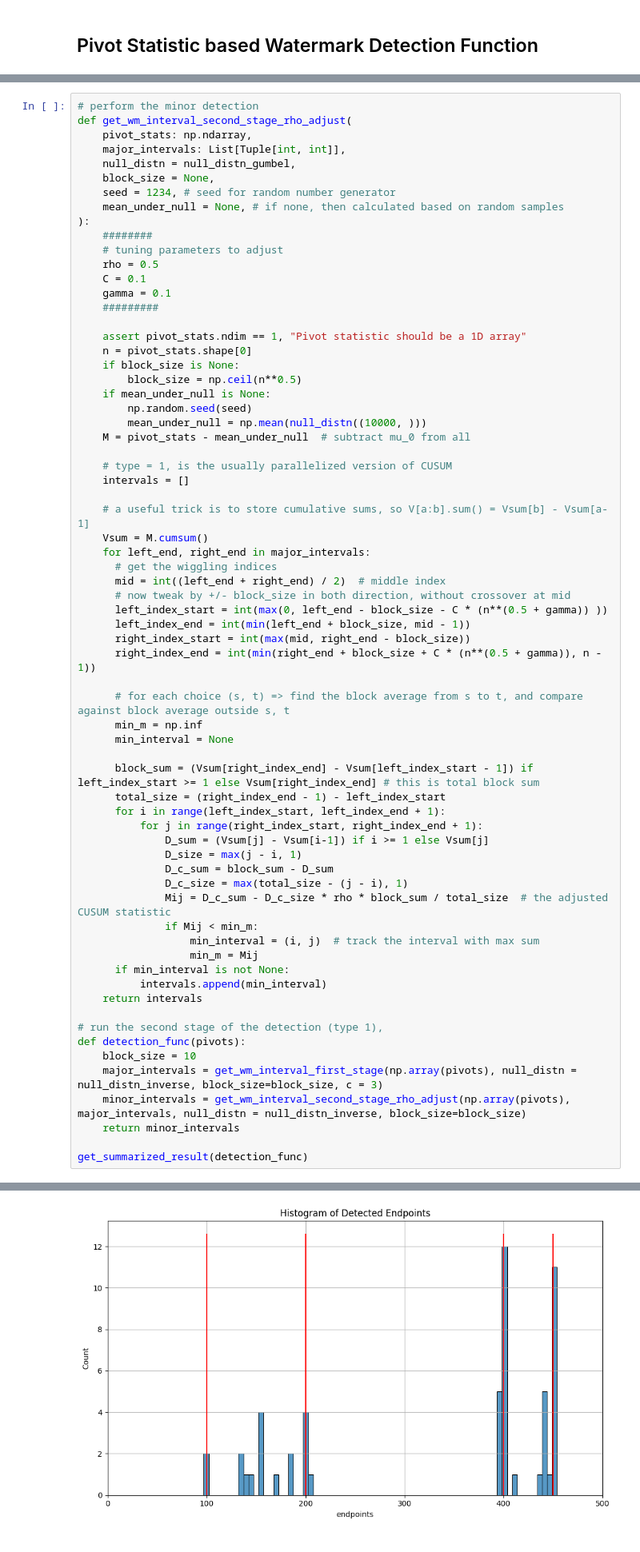
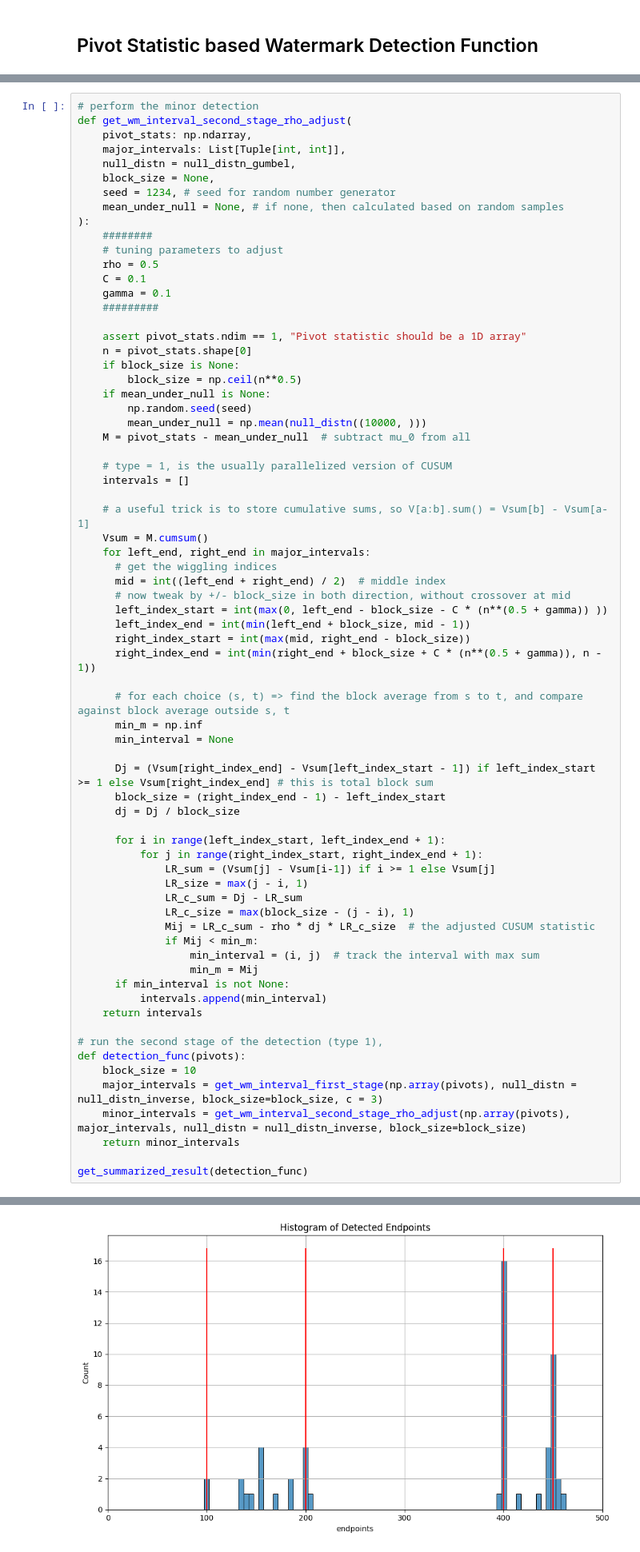
Before and after one commit to subroy13/WISER, a Jupyter notebook: scripts/wm_detection.ipynb, the cells around one changed output, grey strips where cells are left out. Shown at 80% size. Drawn from its saved outputs; the diff is of its cells as text.

Commit message:
feat: extended sum minor block algorithm

```diff
--- a/scripts/wm_detection.ipynb
+++ b/scripts/wm_detection.ipynb
@@ -299,15 +299,17 @@ def get_wm_interval_second_stage_rho_adjust(
       min_m = np.inf
       min_interval = None
 
-      block_sum = (Vsum[right_index_end] - Vsum[left_index_start - 1]) if left_index_start >= 1 else Vsum[right_index_end] # this is total block sum
-      total_size = (right_index_end - 1) - left_index_start
+      Dj = (Vsum[right_index_end] - Vsum[left_index_start - 1]) if left_index_start >= 1 else Vsum[right_index_end] # this is total block sum
+      block_size = (right_index_end - 1) - left_index_start
+      dj = Dj / block_size
+
       for i in range(left_index_start, left_index_end + 1):
           for j in range(right_index_start, right_index_end + 1):
-              D_sum = (Vsum[j] - Vsum[i-1]) if i >= 1 else Vsum[j]
-              D_size = max(j - i, 1)
-              D_c_sum = block_sum - D_sum
-              D_c_size = max(total_size - (j - i), 1)
-              Mij = D_c_sum - D_c_size * rho * block_sum / total_size  # the adjusted CUSUM statistic
+              LR_sum = (Vsum[j] - Vsum[i-1]) if i >= 1 else Vsum[j]
+              LR_size = max(j - i, 1)
+              LR_c_sum = Dj - LR_sum
+              LR_c_size = max(block_size - (j - i), 1)
+              Mij = LR_c_sum - rho * dj * LR_c_size  # the adjusted CUSUM statistic
               if Mij < min_m:
                   min_interval = (i, j)  # track the interval with max sum
                   min_m = Mij
@@ -343 +345 @@ max       600.0000          12.000000   567.000000            5.67000
-[figure, old version]
+[figure, new version]
```
Also changed, not shown: parts of 2 cells of this notebook.
